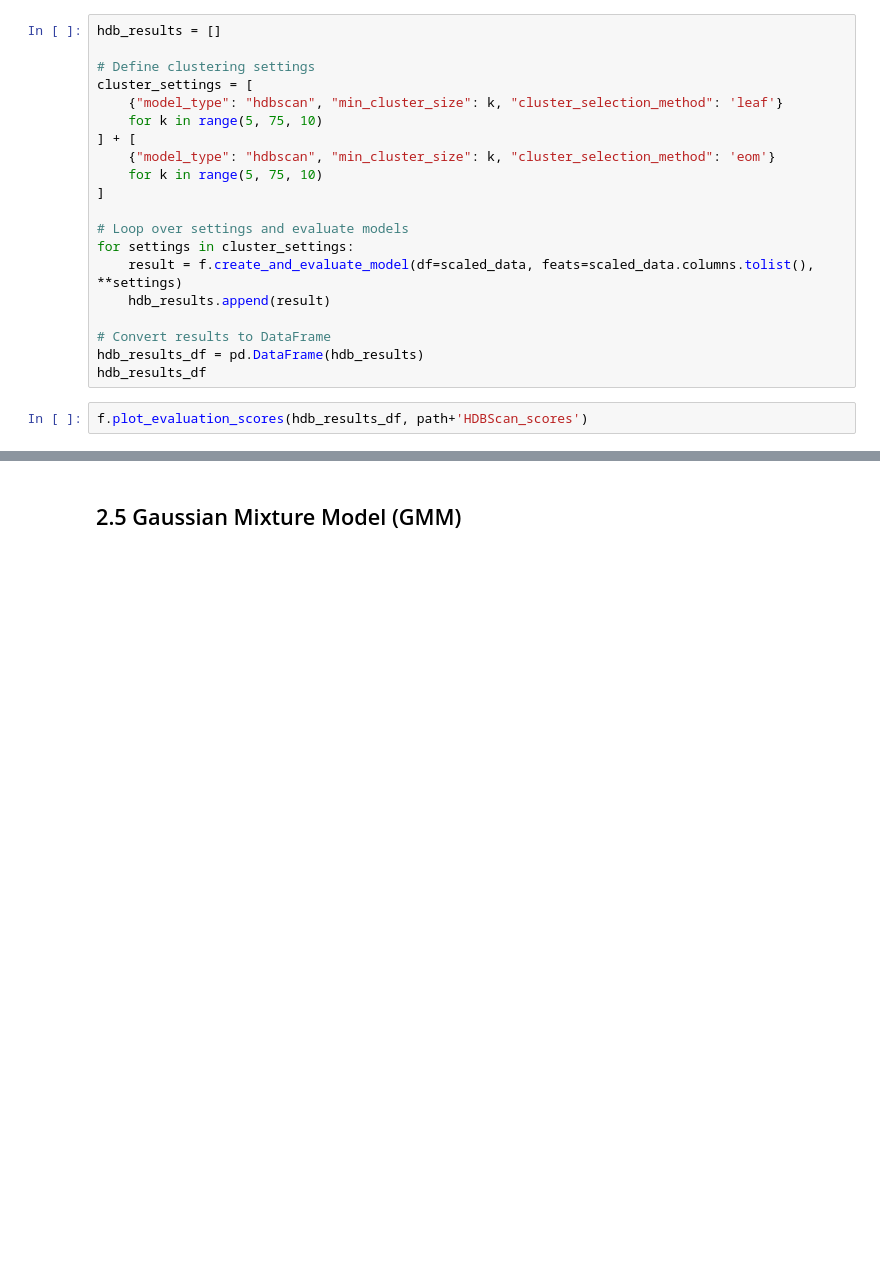
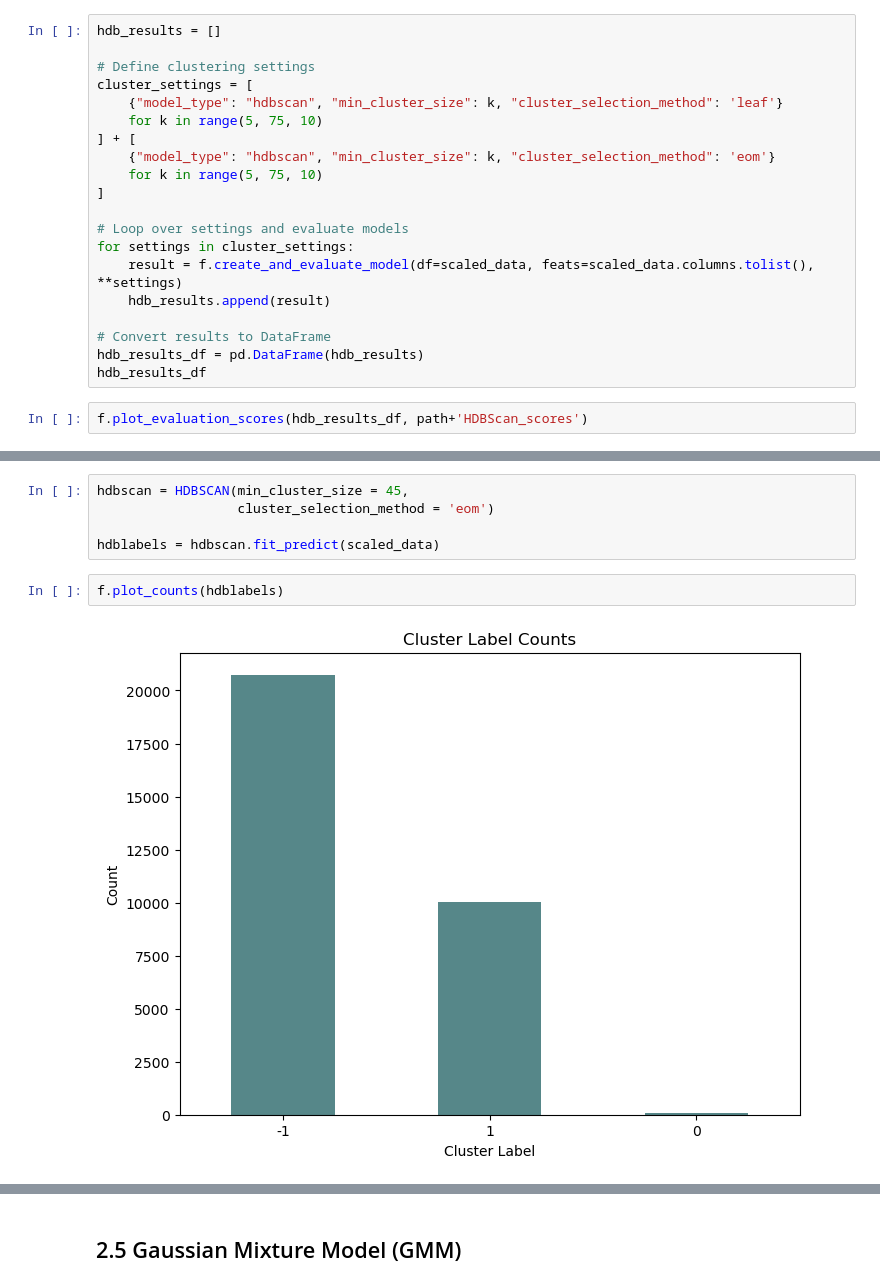
Before and after one commit to antoniooliveira03/data_mining, a Jupyter notebook: spending_data segmentation.ipynb, the cells around one changed output, grey strips where cells are left out. Drawn from its saved outputs; the diff is of its cells as text; blank space fills up the shorter version.

```diff
--- a/spending_data segmentation.ipynb
+++ b/spending_data segmentation.ipynb
@@ -576,0 +484,9 @@ f.plot_evaluation_scores(hdb_results_df, path+'HDBScan_scores')
+# %%
+hdbscan = HDBSCAN(min_cluster_size = 45,
+                  cluster_selection_method = 'eom')
+
+hdblabels = hdbscan.fit_predict(scaled_data)
+# %%
+f.plot_counts(hdblabels)
+# %% [output]
+[figure, added]
```
Also changed, not shown: parts of 57 cells of this notebook.
